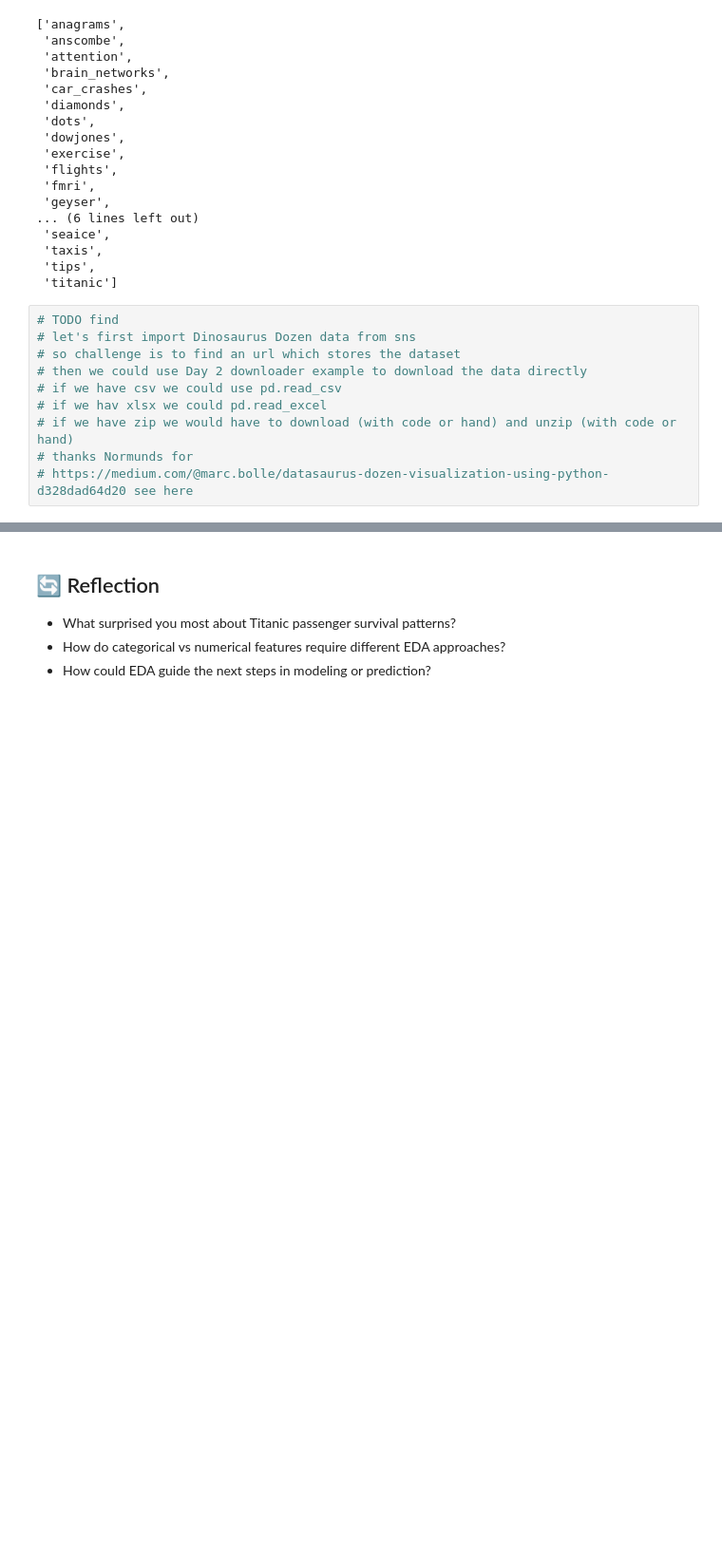
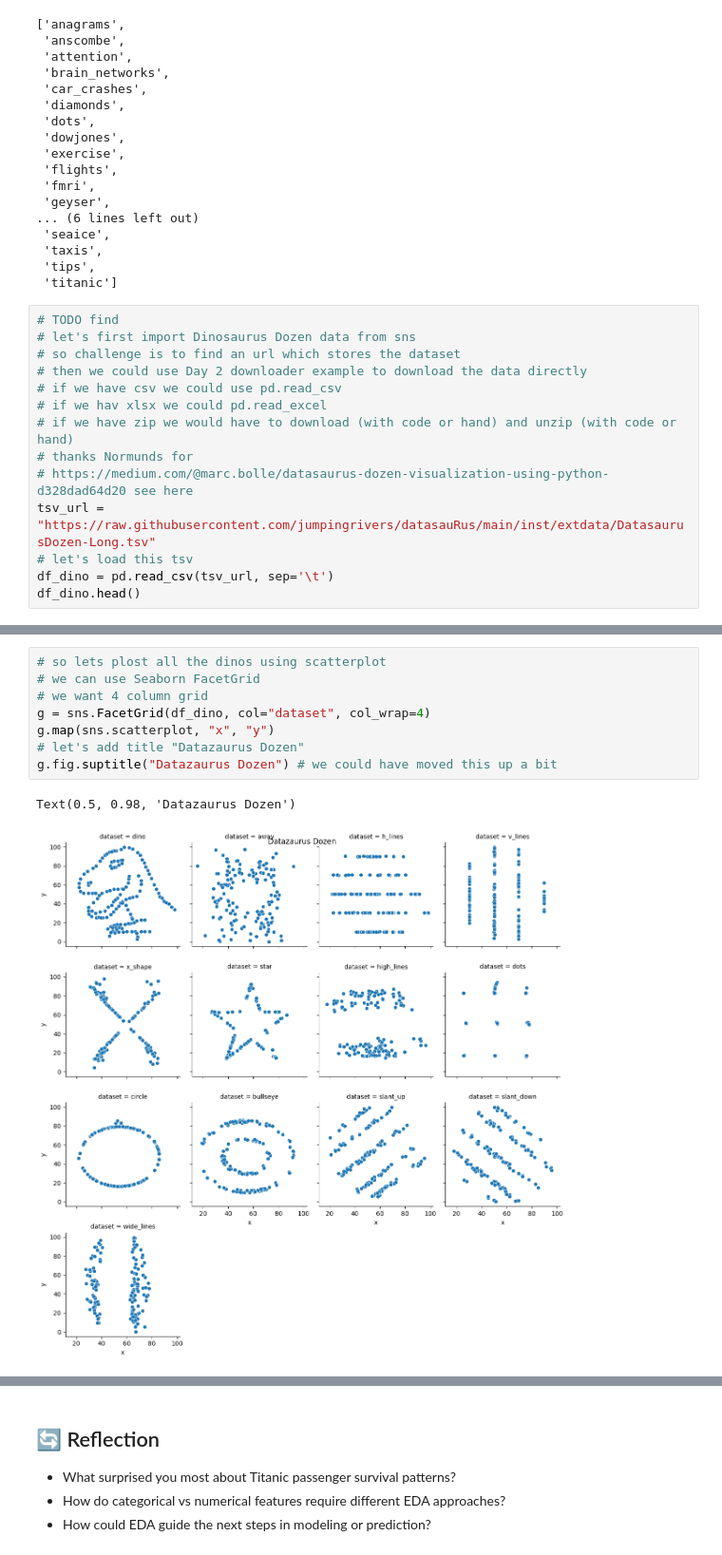
Before and after one commit to ValRCS/RTU_Data_Analysis_Visualization_CPD, a Jupyter notebook: notebooks/day3_exploratory_data_analysis.ipynb, the cells around one changed output, grey strips where cells are left out. Shown at 95% size. Saved outputs shown, nothing was run; the diff lists cells and outputs as text; blank space fills up the shorter version.

```diff
--- a/notebooks/day3_exploratory_data_analysis.ipynb
+++ b/notebooks/day3_exploratory_data_analysis.ipynb
@@ -1284,4 +1343,8 @@ datasets_list
 # if we have zip we would have to download (with code or hand) and unzip (with code or hand)
 # thanks Normunds for
 # https://medium.com/@marc.bolle/datasaurus-dozen-visualization-using-python-d328dad64d20 see here
+tsv_url = "https://raw.githubusercontent.com/jumpingrivers/datasauRus/main/inst/extdata/DatasaurusDozen-Long.tsv"
+# let's load this tsv
+df_dino = pd.read_csv(tsv_url, sep='\t')
+df_dino.head()
 # %% [output]
@@ -1288,0 +1377,11 @@ ValueError: 'dino' is not one of the example datasets.
+# %%
+# so lets plost all the dinos using scatterplot
+# we can use Seaborn FacetGrid
+# we want 4 column grid
+g = sns.FacetGrid(df_dino, col="dataset", col_wrap=4)
+g.map(sns.scatterplot, "x", "y")
+# let's add title "Datazaurus Dozen"
+g.fig.suptitle("Datazaurus Dozen") # we could have moved this up a bit
+# %% [output]
+Text(0.5, 0.98, 'Datazaurus Dozen')
+[figure, added]
```
Also changed, not shown: parts of 15 cells of this notebook.
